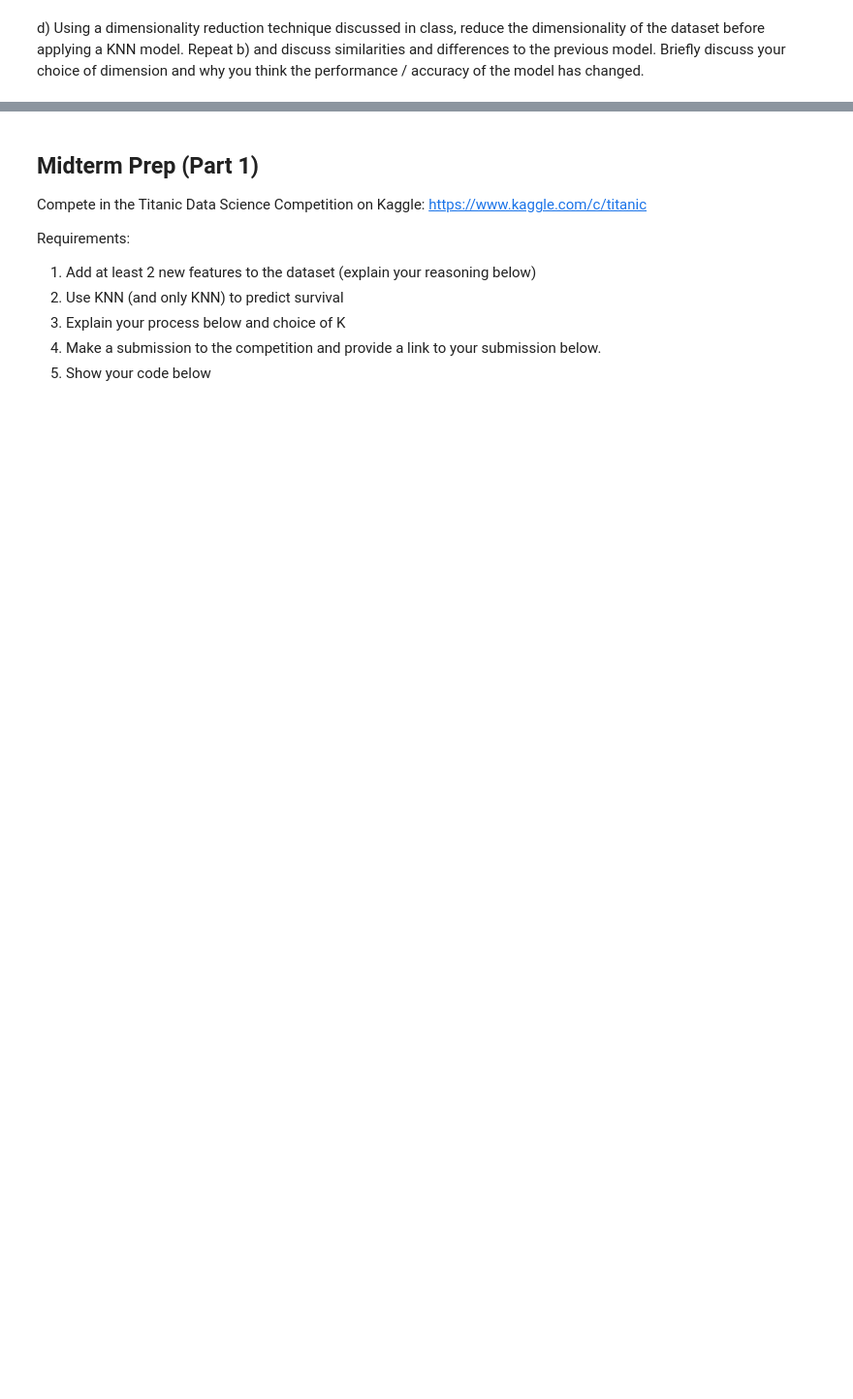
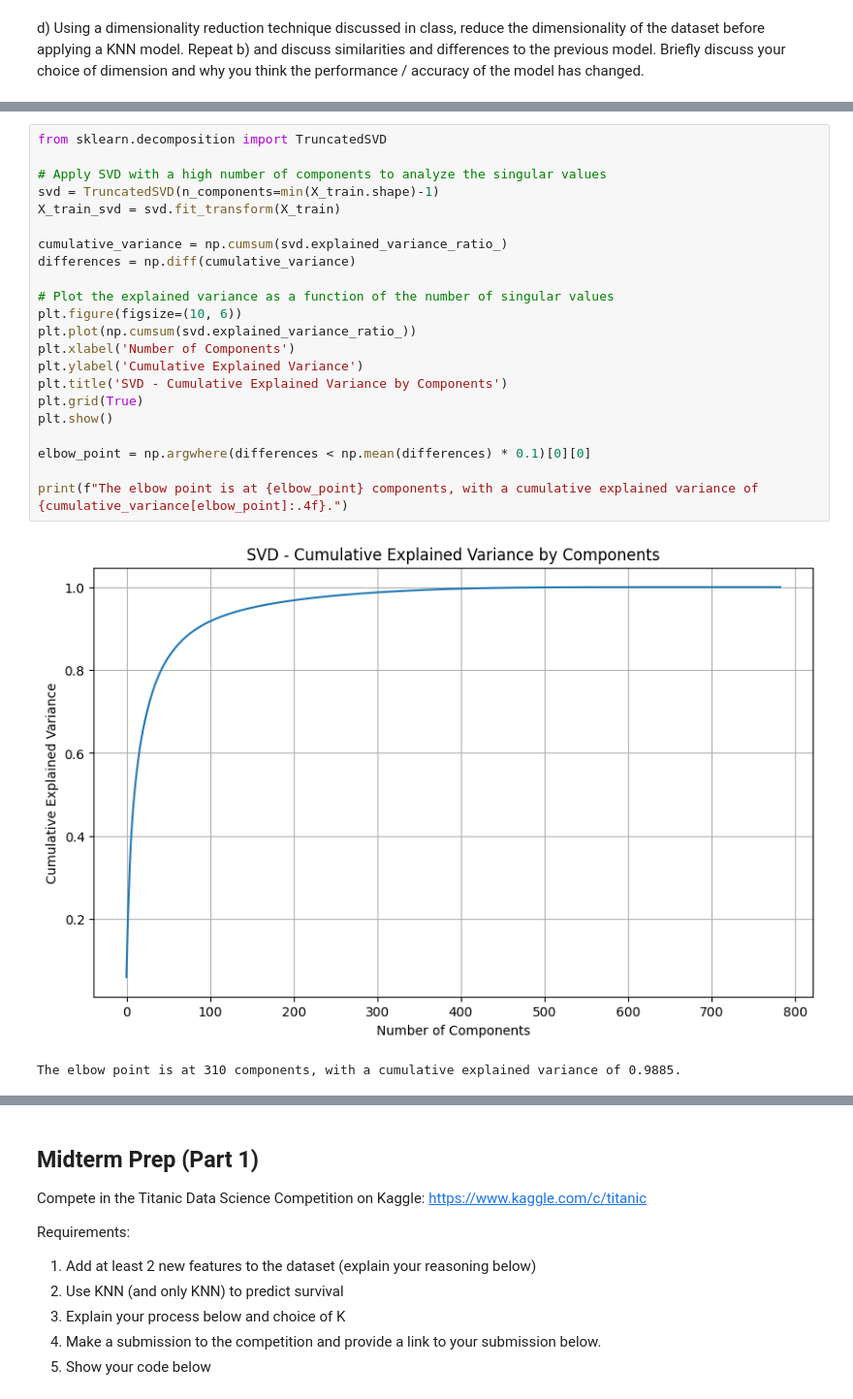
Before and after one commit to markyx316/Data-Science-Fundamentals, a Jupyter notebook: lecture_12/worksheet_12.ipynb, the cells around one changed output, grey strips where cells are left out. Shown at 97% size. Drawn from its saved outputs; the diff is of its cells as text; blank space fills up the shorter version.

```diff
--- a/lecture_12/worksheet_12.ipynb
+++ b/lecture_12/worksheet_12.ipynb
@@ -280,0 +353,25 @@ NameError: name 'dimensionality_reduction' is not defined
+# %%
+from sklearn.decomposition import TruncatedSVD
+
+# Apply SVD with a high number of components to analyze the singular values
+svd = TruncatedSVD(n_components=min(X_train.shape)-1)
+X_train_svd = svd.fit_transform(X_train)
+
+cumulative_variance = np.cumsum(svd.explained_variance_ratio_)
+differences = np.diff(cumulative_variance)
+
+# Plot the explained variance as a function of the number of singular values
+plt.figure(figsize=(10, 6))
+plt.plot(np.cumsum(svd.explained_variance_ratio_))
+plt.xlabel('Number of Components')
+plt.ylabel('Cumulative Explained Variance')
+plt.title('SVD - Cumulative Explained Variance by Components')
+plt.grid(True)
+plt.show()
+
+elbow_point = np.argwhere(differences < np.mean(differences) * 0.1)[0][0]
+
+print(f"The elbow point is at {elbow_point} components, with a cumulative explained variance of {cumulative_variance[elbow_point]:.4f}.")
+# %% [output]
+[figure, added]
+The elbow point is at 310 components, with a cumulative explained variance of 0.9885.
```
Also changed, not shown: parts of 15 cells of this notebook, 4 other files.
